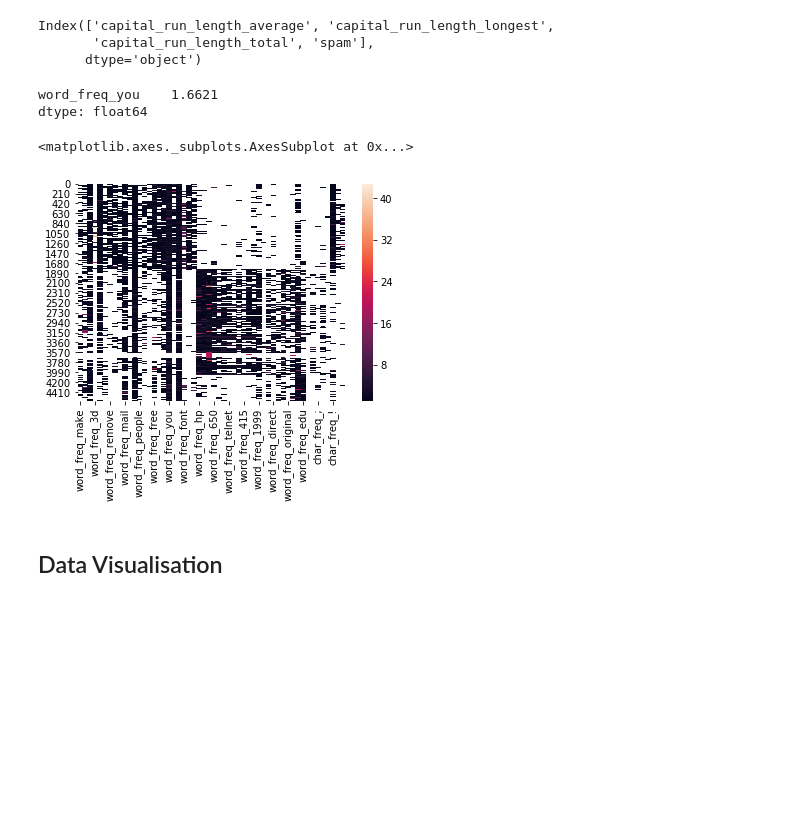
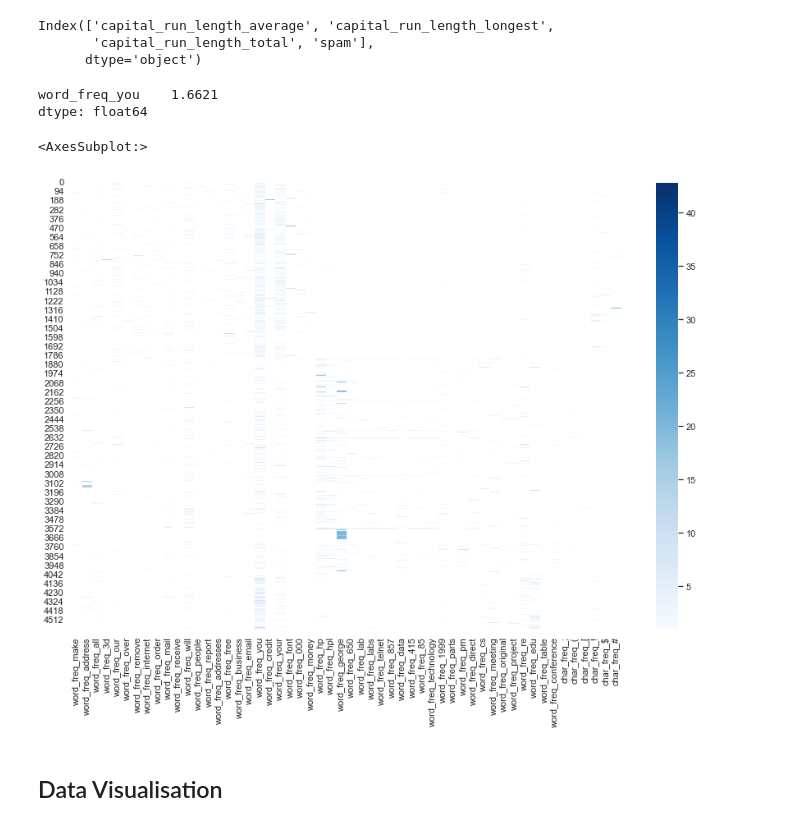
Before and after one commit to freepacks/Spam-DataBase, a Jupyter notebook: Project.ipynb, the cells around one changed output. Drawn from its saved outputs; the diff is of its cells as text; code cells hidden in the pictures; blank space fills up the shorter version.

```diff
--- a/Project.ipynb
+++ b/Project.ipynb
@@ -189,18 +194,16 @@ non_freq_col
 Index(['capital_run_length_average', 'capital_run_length_longest',
        'capital_run_length_total', 'spam'],
       dtype='object')
-# %%
-#We can see that there are a lot of frequencies that are superior to 1 which is impossible
-#But the data still seems coherent
-#ex: the most frequent word is "you" with a frequencie of 1.66
-#So we wont touch this part and work with it
-print(df_freq.mean()[df_freq.mean() > 1])
-sns.heatmap(df_freq[df_freq > 1])
-# %% [output]
-word_freq_you    1.6621
-dtype: float64
-<matplotlib.axes._subplots.AxesSubplot at 0x...>
-[figure, removed]
+# %%
+# Visualisation of the frequencies for each row
+print(df_freq.mean()[df_freq.mean() > 1])
+fig_freq=plt.figure(figsize=(15,10))
+sns.heatmap(df_freq[df_freq > 1],cmap="Blues")
+# %% [output]
+word_freq_you    1.6621
+dtype: float64
+<AxesSubplot:>
+[figure, added]
 # %% [markdown]
 ## Data Visualisation
 # %%
```
Also changed, not shown: parts of 82 cells of this notebook.
